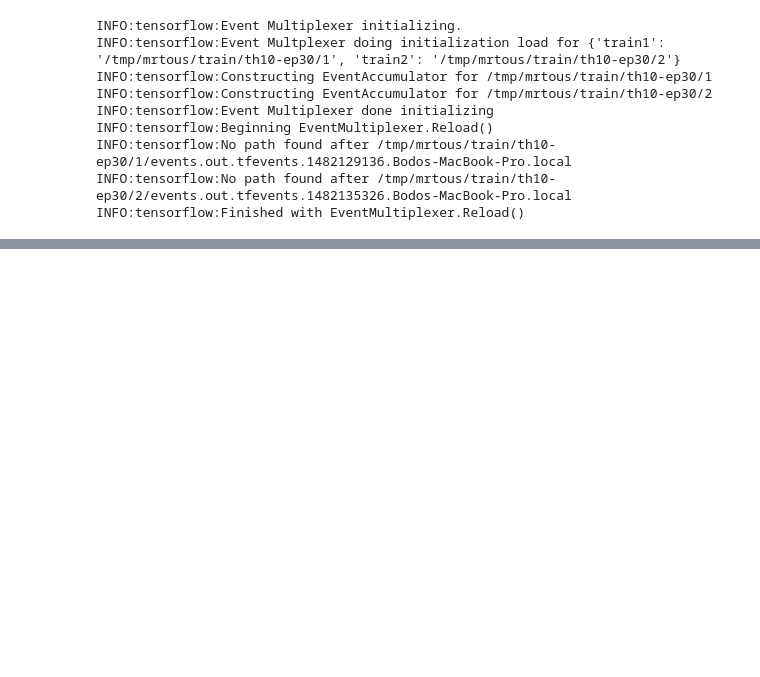
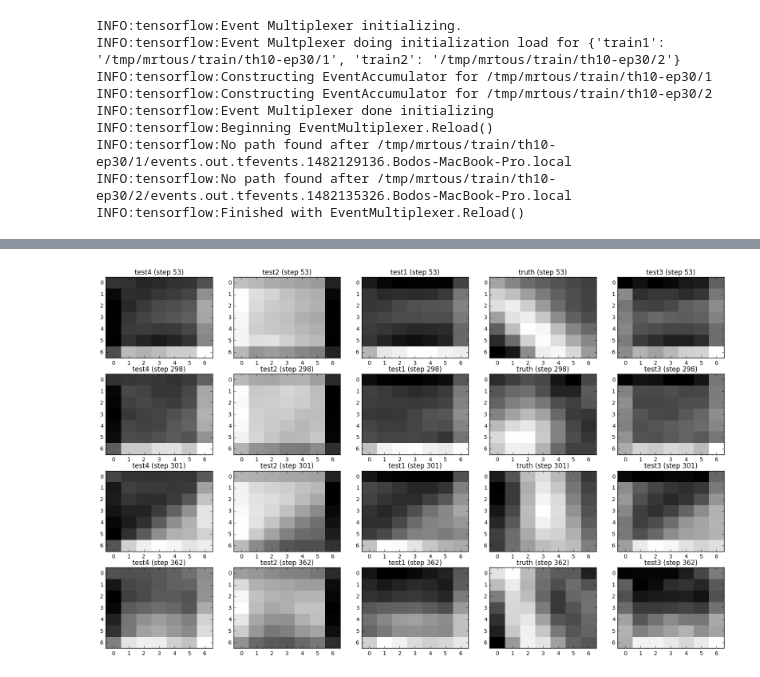
Before and after one commit to bodokaiser/mrtous-old, a Jupyter notebook: nb/events.ipynb, the cells around one changed output, grey strips where cells are left out. Drawn from its saved outputs; the diff is of its cells as text; code cells hidden in the pictures; blank space fills up the shorter version.

Commit message:
added support for us image grid

```diff
--- a/nb/events.ipynb
+++ b/nb/events.ipynb
@@ -84,3 +89,38 @@ th10_data = [go.Scatter(name=c, x=test.index, y=df_th10[c]) for c in df_th10.col
 py.iplot(go.Figure(data=th10_data, layout=layout))
 # %% [output]
 [interactive output not drawn]
+# %%
+def extract_images(emp, runs):
+    decode = lambda i: (i.step, nd.imread(io.BytesIO(i.encoded_image_string)))
+
+    imgs = {r: list(zip(*map(decode, emp.Images(r, 'us_rendered/image')))) for r in runs}
+    steps = list(imgs.values())[0][0]
+    truth = list(map(decode, emp.Images(runs[0], 'us/image')))
+
+    return [(steps[i], {'truth': truth[i][1], **{k: v[1][i] for k, v in imgs.items()}}) for i in range(len(steps))]
+
+us_th30_test = extract_images(emp_th30, ['test1', 'test2', 'test3', 'test4'])
+us_th30_train = extract_images(emp_th30, ['train1', 'train2', 'train3', 'train4'])
+# %%
+plt.rcParams['image.cmap'] = 'gray'
+plt.rcParams['image.aspect'] = 'auto'
+plt.rcParams['image.interpolation'] = 'none'
+plt.rcParams['figure.figsize'] = (20, 12)
+
+def image_grid(images):
+    f, ax = plt.subplots(4, 5)
+
+    for i in range(4):
+        step = us_th30_test[i][0]
+        imgs = us_th30_test[i][1]
+        keys = list(imgs.keys())
+
+        for j in range(5):
+            ax[i][j].set_title('{} (step {})'.format(keys[j], step))
+            ax[i][j].imshow(imgs[keys[j]])
+
+    plt.show()
+
+image_grid(us_th30_test)
+# %% [output]
+[figure, added]
```
Also changed, not shown: parts of 1 cell of this notebook.
